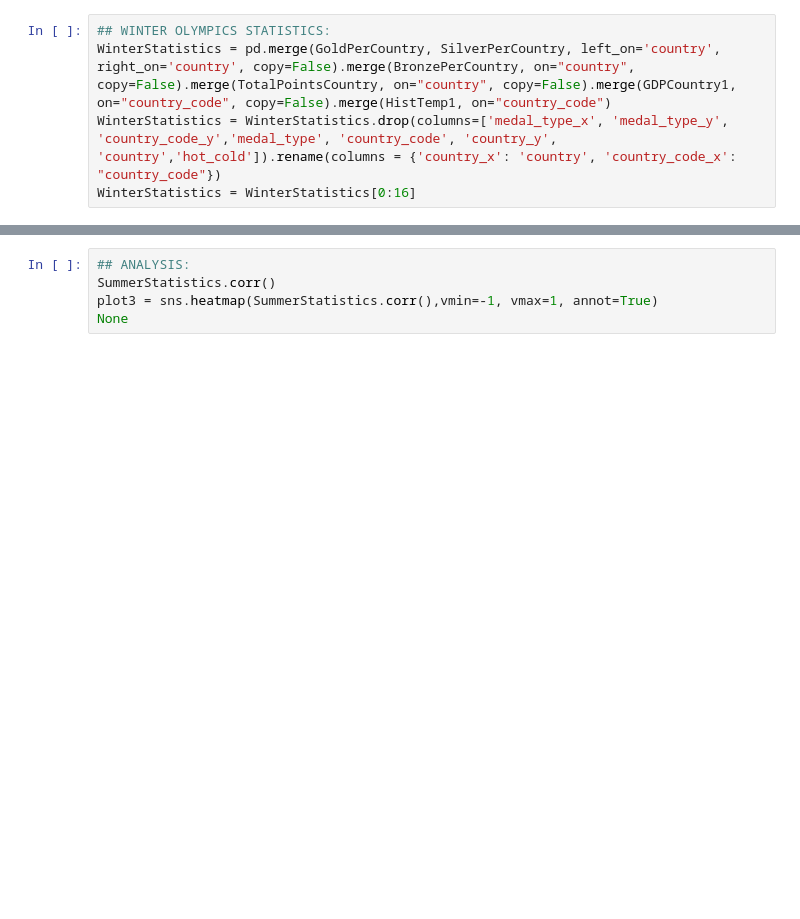
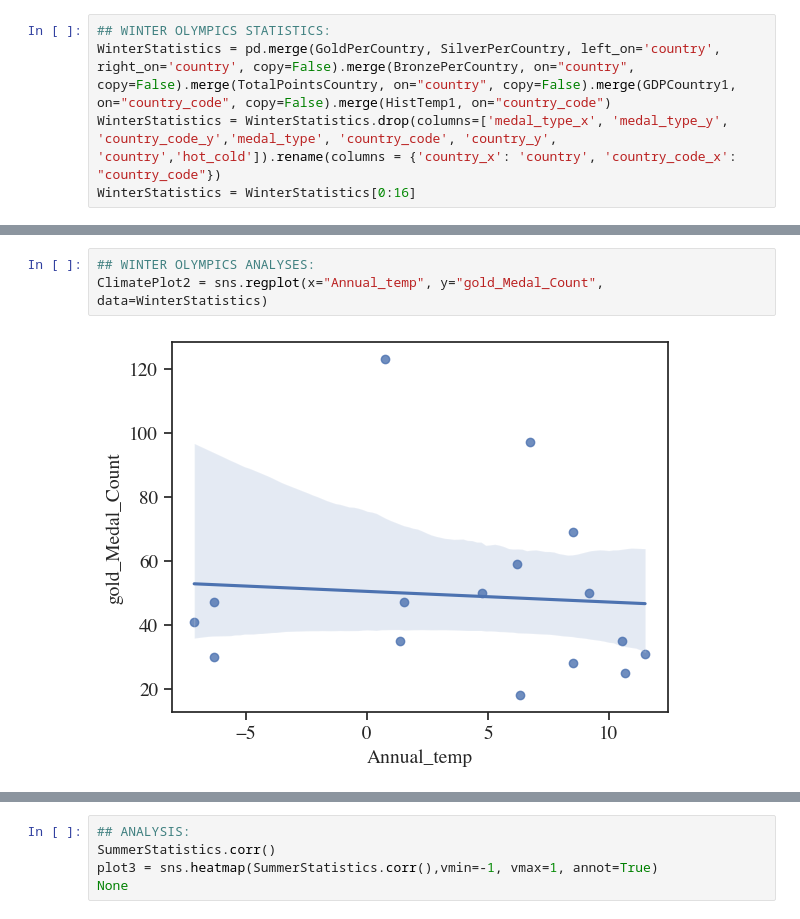
Before and after one commit to ubco-W2022T2-data301/project-group-group17, a Jupyter notebook: analysis/notebooks/analysis_cynthia.ipynb, the cells around one changed output, grey strips where cells are left out. Drawn from its saved outputs; the diff is of its cells as text; blank space fills up the shorter version.

```diff
--- a/analysis/notebooks/analysis_cynthia.ipynb
+++ b/analysis/notebooks/analysis_cynthia.ipynb
@@ -654,0 +697,5 @@ WinterStatistics = WinterStatistics[0:16]
+# %%
+## WINTER OLYMPICS ANALYSES:
+ClimatePlot2 = sns.regplot(x="Annual_temp", y="gold_Medal_Count", data=WinterStatistics)
+# %% [output]
+[figure, added]
```
Also changed, not shown: parts of 26 cells of this notebook.
